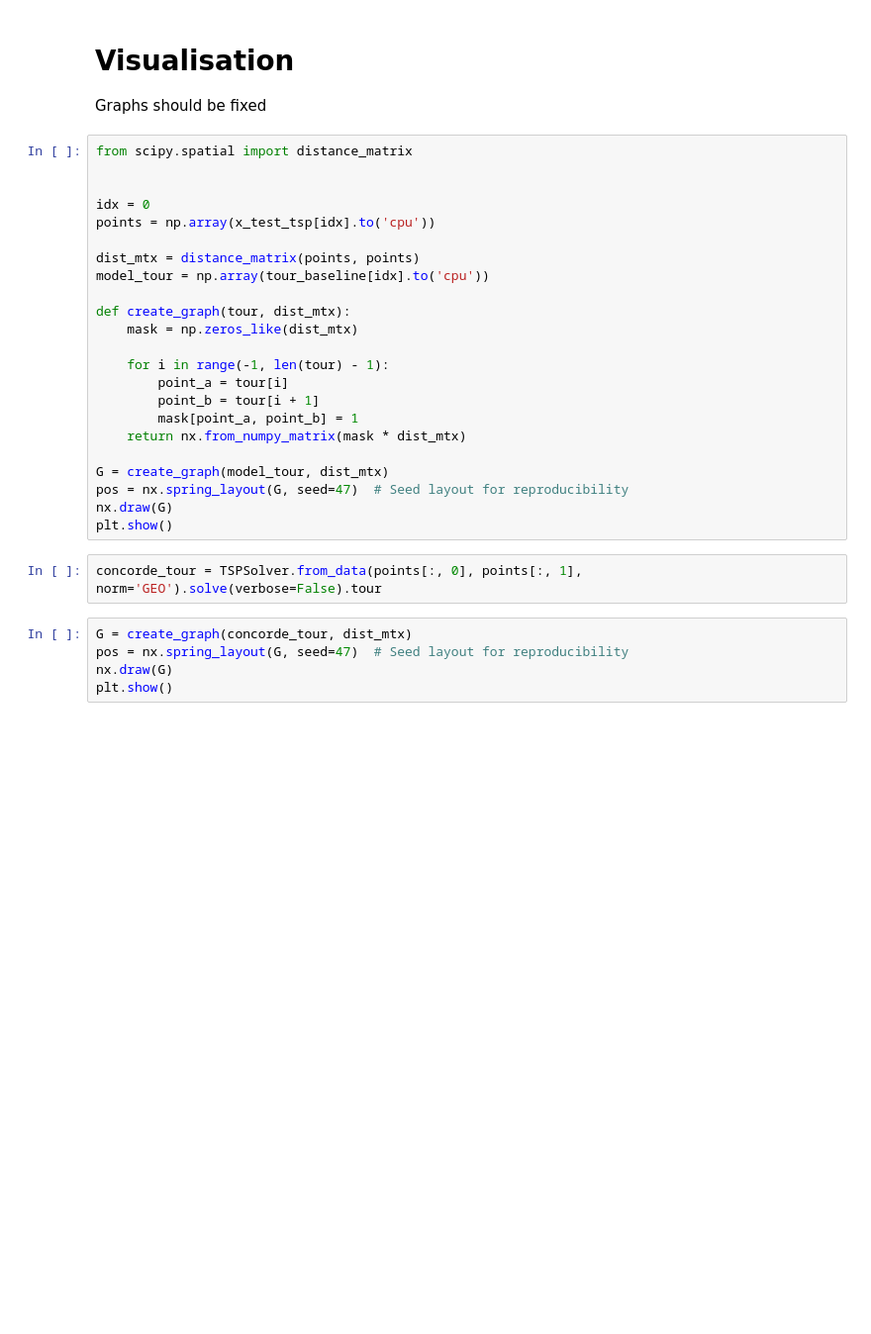
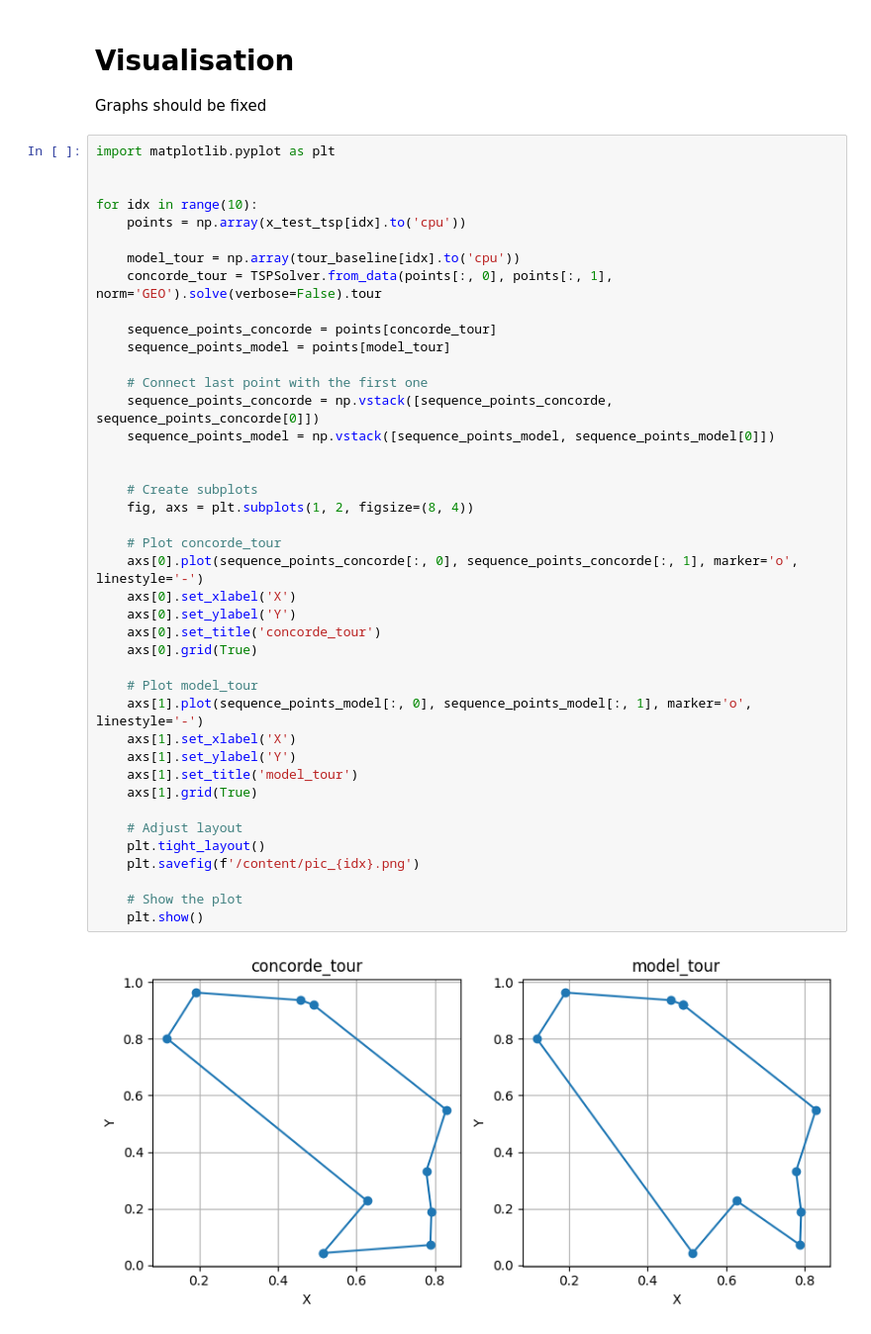
Before and after one commit to MarioAuditore/TDA-for-Travelling-Salesman, a Jupyter notebook: train_tsp_pipeline.ipynb, the cells around one changed output. Shown at 99% size. Saved outputs shown, nothing was run; the diff lists cells and outputs as text; blank space fills up the shorter version.

```diff
--- a/train_tsp_pipeline.ipynb
+++ b/train_tsp_pipeline.ipynb
@@ -470,33 +516,46 @@ tensor(3.0433) tensor(2.8830)
 # %% [markdown]
 # Visualisation
 Graphs should be fixed
-# %%
-from scipy.spatial import distance_matrix
-
-
-idx = 0
-points = np.array(x_test_tsp[idx].to('cpu'))
-
-dist_mtx = distance_matrix(points, points)
-model_tour = np.array(tour_baseline[idx].to('cpu'))
-
-def create_graph(tour, dist_mtx):
-    mask = np.zeros_like(dist_mtx)
-
-    for i in range(-1, len(tour) - 1):
-        point_a = tour[i]
-        point_b = tour[i + 1]
-        mask[point_a, point_b] = 1
-    return nx.from_numpy_matrix(mask * dist_mtx)
-
-G = create_graph(model_tour, dist_mtx)
-pos = nx.spring_layout(G, seed=47)  # Seed layout for reproducibility
-nx.draw(G)
-plt.show()
-# %%
-concorde_tour = TSPSolver.from_data(points[:, 0], points[:, 1], norm='GEO').solve(verbose=False).tour
-# %%
-G = create_graph(concorde_tour, dist_mtx)
-pos = nx.spring_layout(G, seed=47)  # Seed layout for reproducibility
-nx.draw(G)
-plt.show()
+# %%
+import matplotlib.pyplot as plt
+
+
+for idx in range(10):
+    points = np.array(x_test_tsp[idx].to('cpu'))
+
+    model_tour = np.array(tour_baseline[idx].to('cpu'))
+    concorde_tour = TSPSolver.from_data(points[:, 0], points[:, 1], norm='GEO').solve(verbose=False).tour
+
+    sequence_points_concorde = points[concorde_tour]
+    sequence_points_model = points[model_tour]
+
+    # Connect last point with the first one
+    sequence_points_concorde = np.vstack([sequence_points_concorde, sequence_points_concorde[0]])
+    sequence_points_model = np.vstack([sequence_points_model, sequence_points_model[0]])
+
+
+    # Create subplots
+    fig, axs = plt.subplots(1, 2, figsize=(8, 4))
+
+    # Plot concorde_tour
+    axs[0].plot(sequence_points_concorde[:, 0], sequence_points_concorde[:, 1], marker='o', linestyle='-')
+    axs[0].set_xlabel('X')
+    axs[0].set_ylabel('Y')
+    axs[0].set_title('concorde_tour')
+    axs[0].grid(True)
+
+    # Plot model_tour
+    axs[1].plot(sequence_points_model[:, 0], sequence_points_model[:, 1], marker='o', linestyle='-')
+    axs[1].set_xlabel('X')
+    axs[1].set_ylabel('Y')
+    axs[1].set_title('model_tour')
+    axs[1].grid(True)
+
+    # Adjust layout
+    plt.tight_layout()
+    plt.savefig(f'/content/pic_{idx}.png')
+
+    # Show the plot
+    plt.show()
+# %% [output]
+[figure, added]
```
Also changed, not shown: parts of 11 cells of this notebook.
